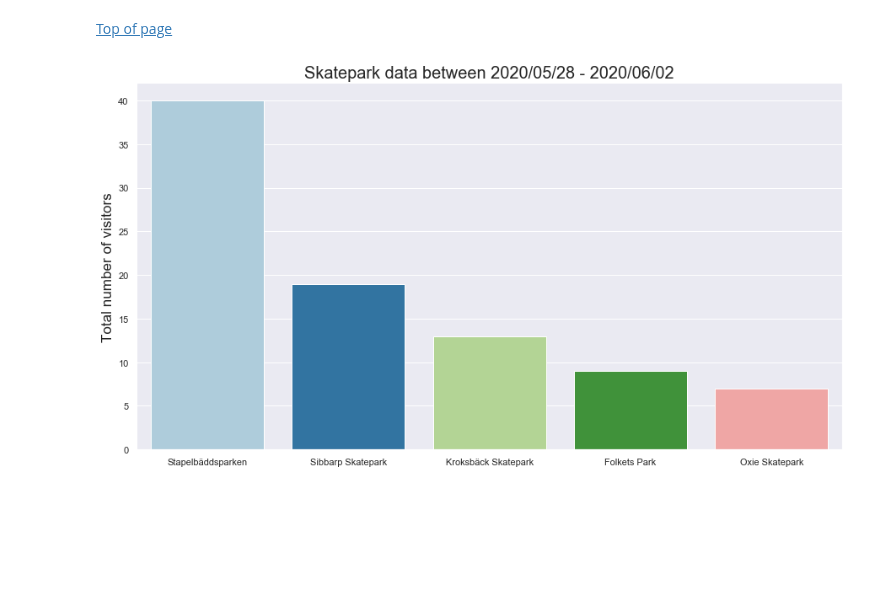
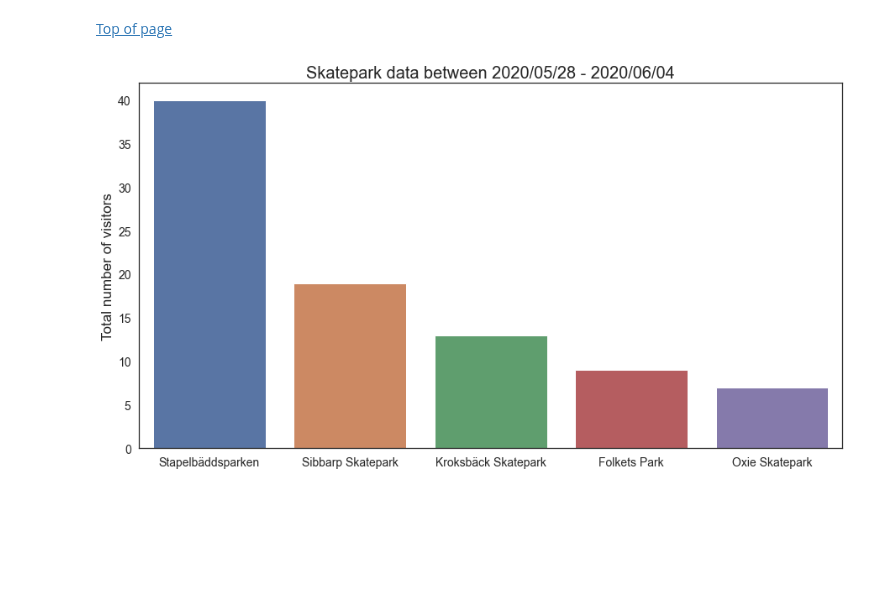
Before and after one commit to johan-github/skateparksindata, a Jupyter notebook: skateparksindata.ipynb, the cells around one changed output. Cells and saved outputs as stored; diff of their text form; code cells hidden in the pictures.

Commit message:
Renewed histogram

```diff
--- a/skateparksindata.ipynb
+++ b/skateparksindata.ipynb
@@ -77,13 +77,19 @@ skateparks_to_value = df['Skatepark'].value_counts()
 # skateparks_to_value
 # %%
 # Create diagram and decide color/size
-plt.figure(figsize=(15,8))
-sns.set(style="darkgrid")
-ax = sns.barplot(skateparks_to_value.index, skateparks_to_value.values, palette='Paired')
-plt.title('Skatepark data between 2020/05/28 - 2020/06/02', fontsize=20)
+plt.figure(figsize=(15, 8))
+sns.set(style="white") # Set background style.
+ax = sns.barplot(skateparks_to_value.index, skateparks_to_value.values, palette='deep')
+plt.title('Skatepark data between 2020/05/28 - 2020/06/04', fontsize=20)
 plt.ylabel('Total number of visitors', fontsize=17);
+
+# Change font-size within barplot/histogram --> .tick_params(labelsize=5)
+ax.tick_params(labelsize=14)
+
+# Figure background-'/face-' color
+# ax.figure.facecolor:'green'
 # %% [output]
-[figure, old version]
+[figure, new version]
 # %% [markdown]
 <br><br><br><br>
 # %% [markdown]
```
Also changed, not shown: parts of 1 cell of this notebook.
